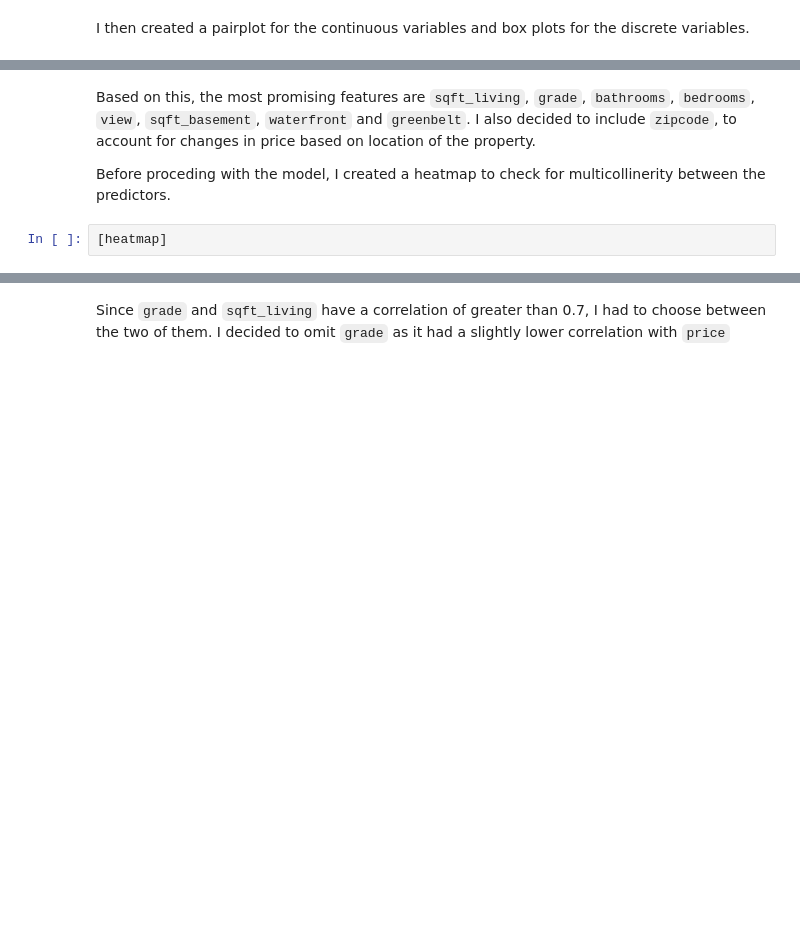
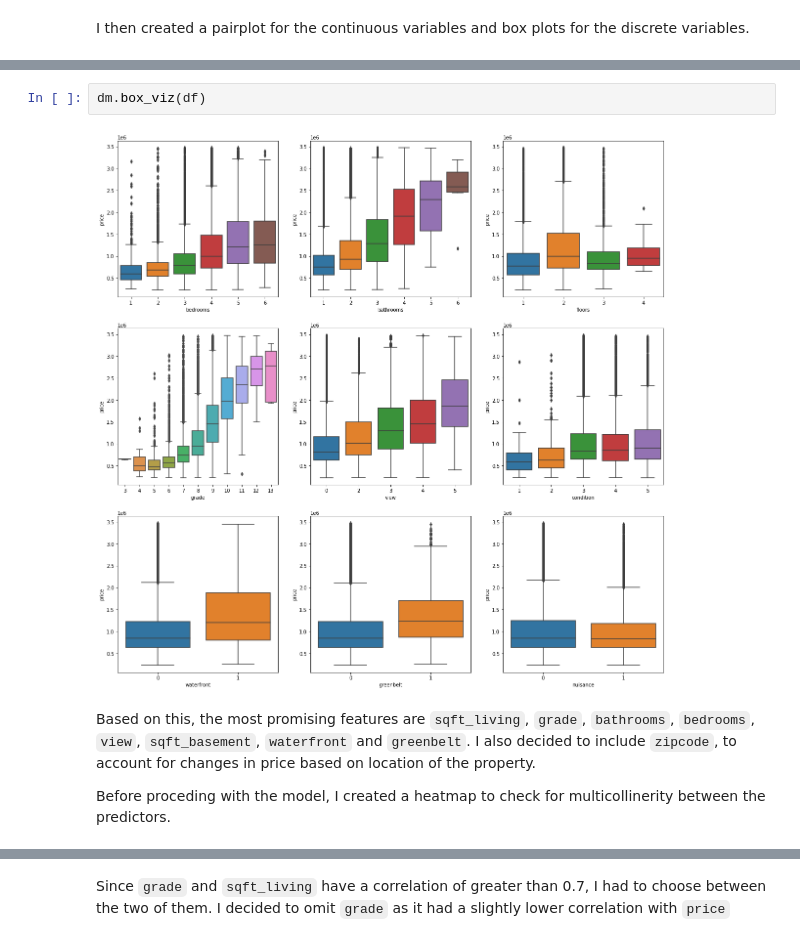
Before and after one commit to rlodetti/Housing_Project, a Jupyter notebook: Housing Project.ipynb, the cells around one changed output, grey strips where cells are left out. Cells and saved outputs as stored; diff of their text form; blank space fills up the shorter version.

```diff
--- a/Housing Project.ipynb
+++ b/Housing Project.ipynb
@@ -371,6 +374,8 @@ I then created a pairplot for the continuous variables and box plots for the dis
+# %%
+dm.box_viz(df)
+# %% [output]
+[figure, added]
 # %% [markdown]
 Based on this, the most promising features are `sqft_living`, `grade`, `bathrooms`, `bedrooms`, `view`, `sqft_basement`, `waterfront` and `greenbelt`. I also decided to include `zipcode`, to account for changes in price based on location of the property.
 
 Before proceding with the model, I created a heatmap to check for multicollinerity between the predictors.
-# %%
-[heatmap]
```
Also changed, not shown: parts of 74 cells of this notebook, 8 other files.
